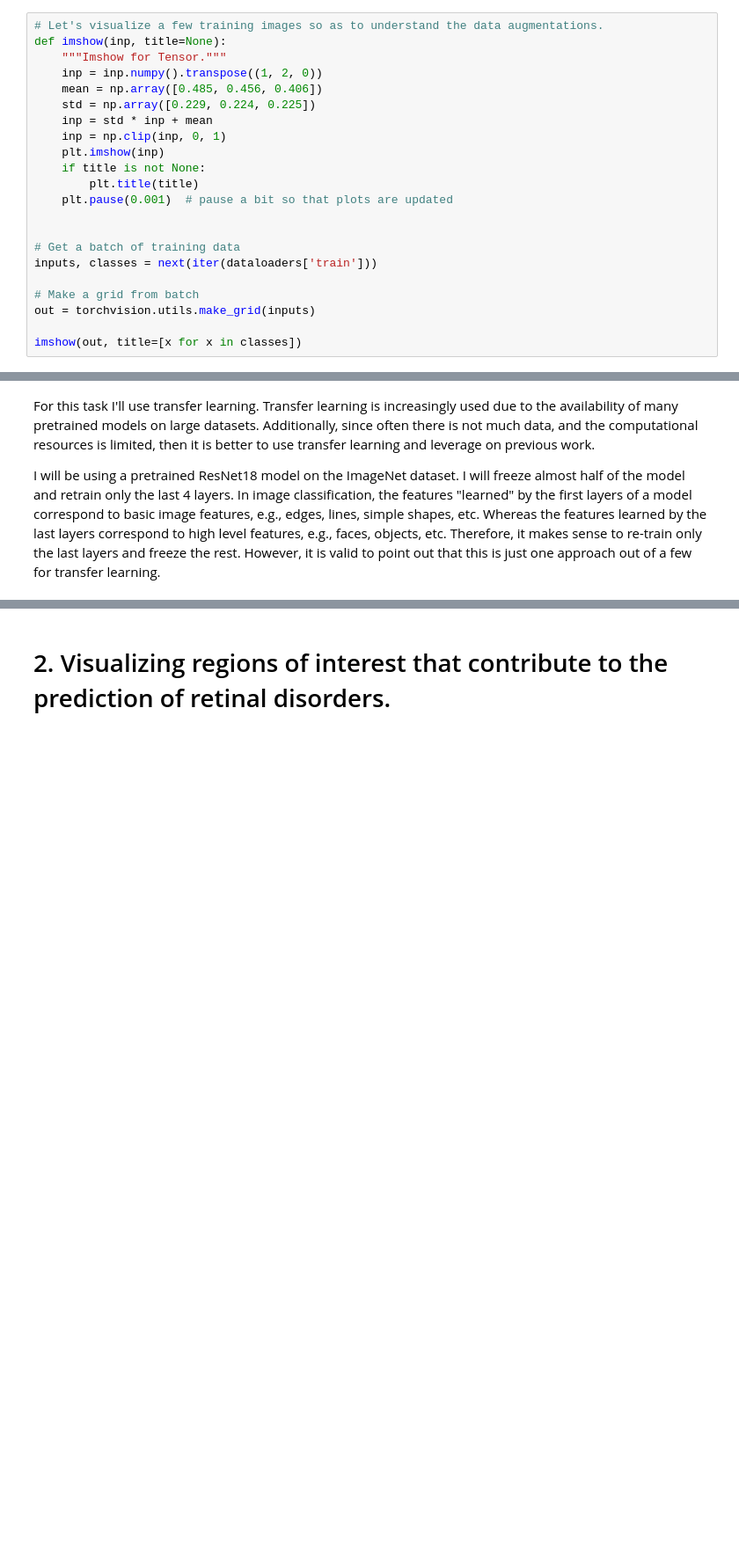
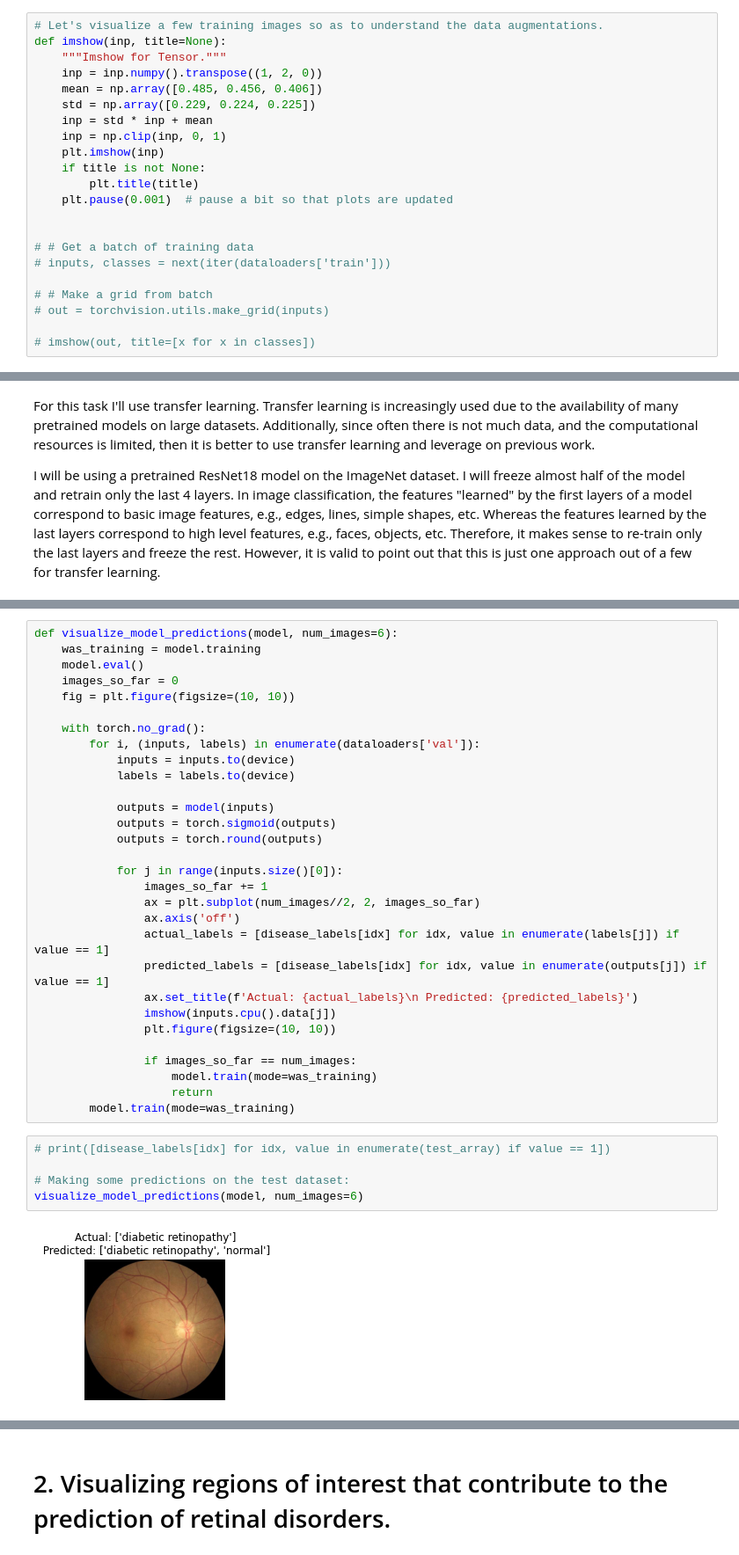
Before and after one commit to blueraymusic/Retinal, a Jupyter notebook: Retinal_Disease_Detection.ipynb, the cells around one changed output, grey strips where cells are left out. Shown at 88% size. Saved outputs shown, nothing was run; the diff lists cells and outputs as text; blank space fills up the shorter version.

```diff
--- a/Retinal_Disease_Detection.ipynb
+++ b/Retinal_Disease_Detection.ipynb
@@ -255,10 +205,10 @@ def imshow(inp, title=None):
     plt.pause(0.001)  # pause a bit so that plots are updated
 
 
-# Get a batch of training data
-inputs, classes = next(iter(dataloaders['train']))
+# # Get a batch of training data
+# inputs, classes = next(iter(dataloaders['train']))
 
-# Make a grid from batch
-out = torchvision.utils.make_grid(inputs)
+# # Make a grid from batch
+# out = torchvision.utils.make_grid(inputs)
 
-imshow(out, title=[x for x in classes])
+# imshow(out, title=[x for x in classes])
@@ -459,0 +411,37 @@ print_loss_history(train_loss, validation_loss)
+# %%
+def visualize_model_predictions(model, num_images=6):
+    was_training = model.training
+    model.eval()
+    images_so_far = 0
+    fig = plt.figure(figsize=(10, 10))
+
+    with torch.no_grad():
+        for i, (inputs, labels) in enumerate(dataloaders['val']):
+            inputs = inputs.to(device)
+            labels = labels.to(device)
+
+            outputs = model(inputs)
+            outputs = torch.sigmoid(outputs)
+            outputs = torch.round(outputs)
+
+            for j in range(inputs.size()[0]):
+                images_so_far += 1
+                ax = plt.subplot(num_images//2, 2, images_so_far)
+                ax.axis('off')
+                actual_labels = [disease_labels[idx] for idx, value in enumerate(labels[j]) if value == 1]
+                predicted_labels = [disease_labels[idx] for idx, value in enumerate(outputs[j]) if value == 1]
+                ax.set_title(f'Actual: {actual_labels}\n Predicted: {predicted_labels}')
+                imshow(inputs.cpu().data[j])
+                plt.figure(figsize=(10, 10))
+
+                if images_so_far == num_images:
+                    model.train(mode=was_training)
+                    return
+        model.train(mode=was_training)
+# %%
+# print([disease_labels[idx] for idx, value in enumerate(test_array) if value == 1])
+
+# Making some predictions on the test dataset:
+visualize_model_predictions(model, num_images=6)
+# %% [output]
+[figure, added]
```
Also changed, not shown: parts of 48 cells of this notebook, 6 other files.
